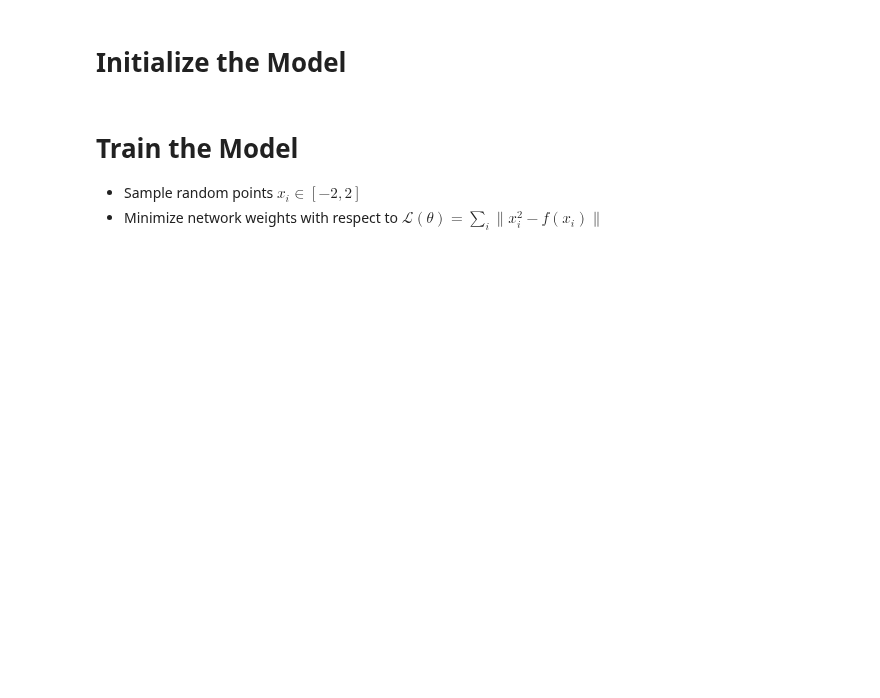
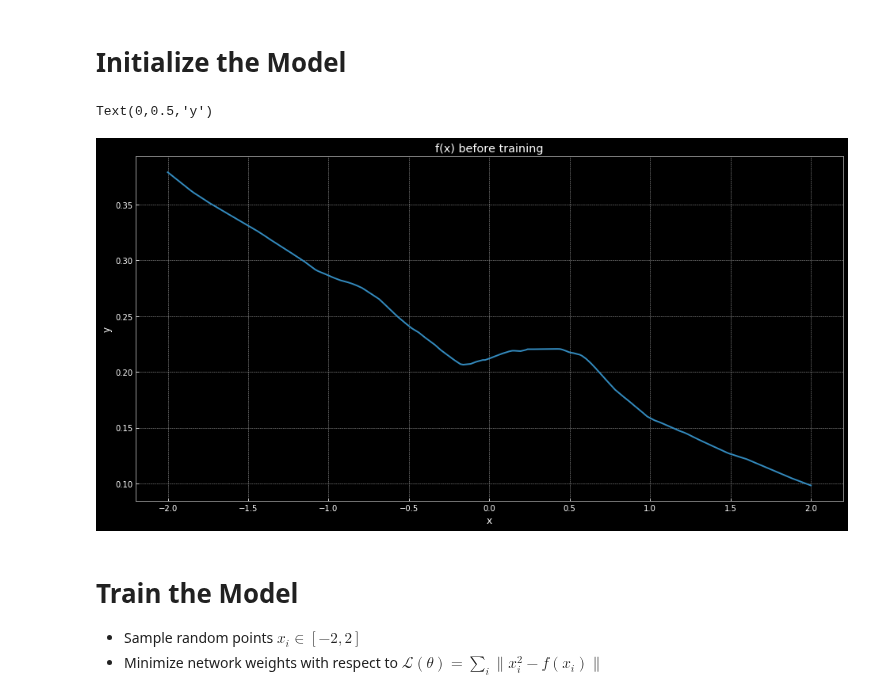
Before and after one commit to Atcold/NYU-DLSP20, a Jupyter notebook: 04-optimization.ipynb, the cells around one changed output. Saved outputs shown, nothing was run; the diff lists cells and outputs as text; code cells hidden in the pictures; blank space fills up the shorter version.

```diff
--- a/04-optimization.ipynb
+++ b/04-optimization.ipynb
@@ -25,19 +24,22 @@ Gradient descent works as follows:
 # %%
 n_hidden = 100
 model = nn.Sequential(
         nn.Linear(1, n_hidden),
         nn.ReLU(),
         nn.Linear(n_hidden, n_hidden),
         nn.ReLU(),
         nn.Linear(n_hidden, 1)
         )
 
-x = Variable(torch.linspace(-2, 2, 1000).view(-1, 1))
+x = torch.linspace(-2, 2, 1000).view(-1, 1)
 y = model(x)
 plt.plot(x.data.squeeze().numpy(), y.data.squeeze().numpy())
 plt.title('f(x) before training')
 plt.xlabel('x')
 plt.ylabel('y')
+# %% [output]
+Text(0,0.5,'y')
+[figure, added]
 # %% [markdown]
 # Train the Model
 
```
Also changed, not shown: parts of 4 cells of this notebook.
